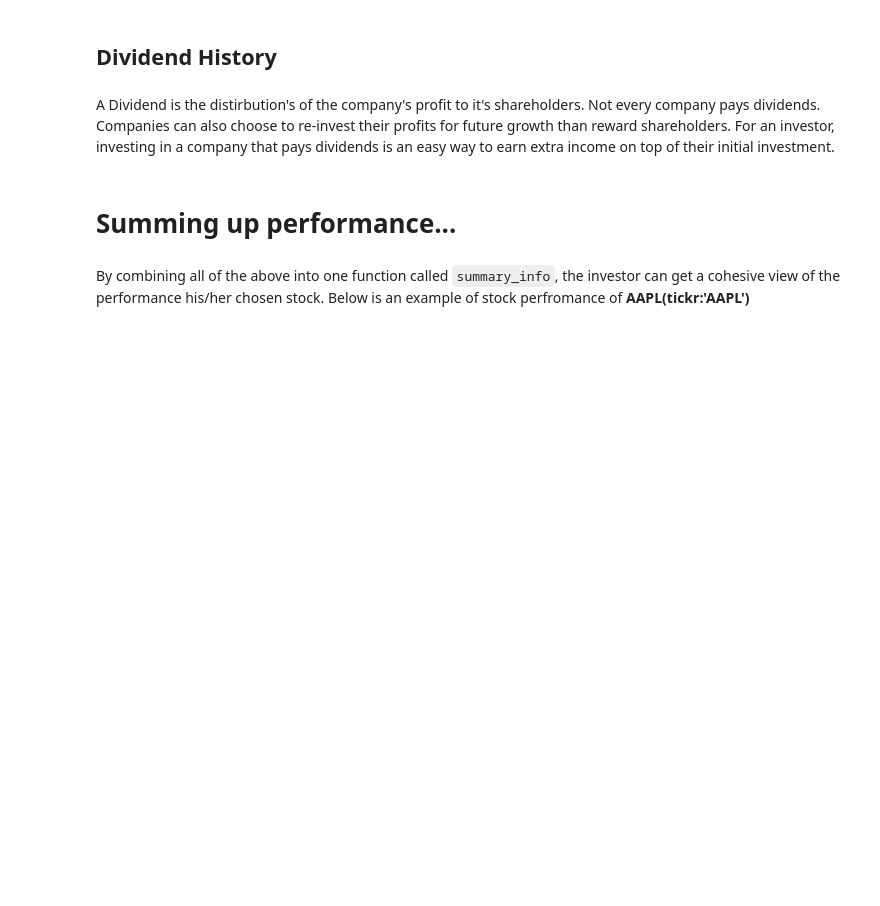
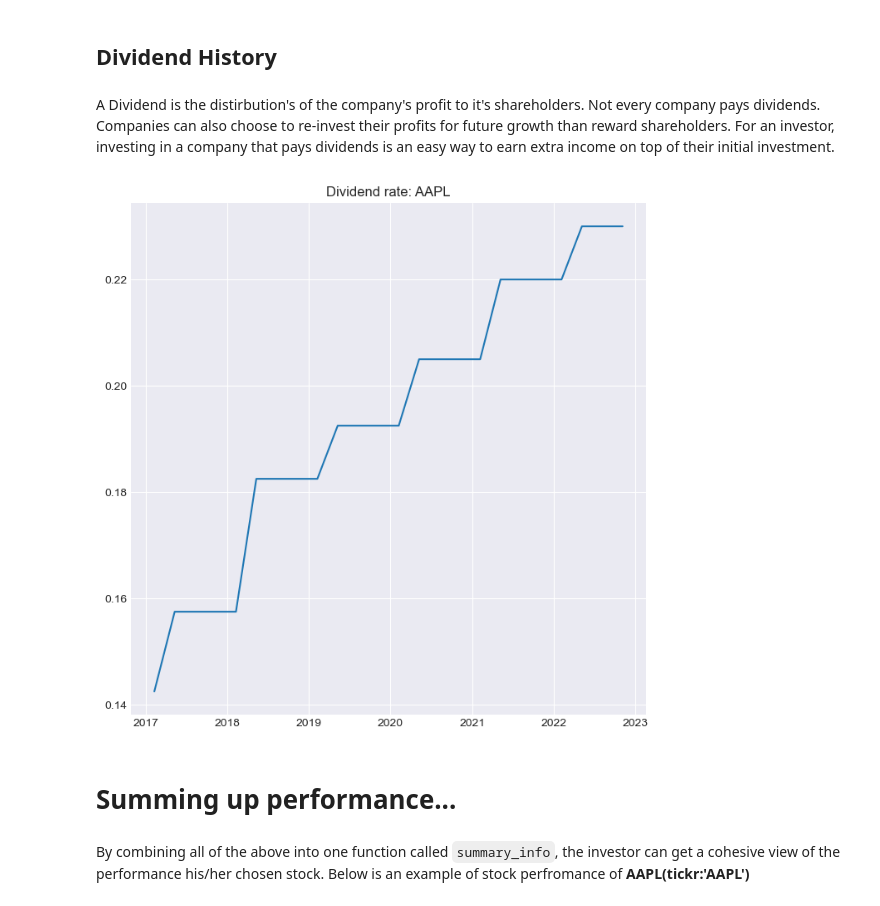
Before and after one commit to rahulakrish/portfolio_builder, a Jupyter notebook: code/notebook.ipynb, the cells around one changed output. Cells and saved outputs as stored; diff of their text form; code cells hidden in the pictures; blank space fills up the shorter version.

```diff
--- a/code/notebook.ipynb
+++ b/code/notebook.ipynb
@@ -155,3 +171,7 @@ def get_pe_ratio(ticker):
     ax.plot(eps_df['PE ratio'],marker = '*', markerfacecolor = 'black')
     ax.set_title(f'Historical PE ratio: {ticker}')
     ax.set_ylabel('PE ratio')
+# %%
+yahoo_financials = YahooFinancials('AAPL')
+m = yahoo_financials.get_financial_stmts('quarterly', 'income')
+m
@@ -157,0 +196,7 @@ def get_pe_ratio(ticker):
+# %%
+#function to get stock data of a company
+start_date = date.today()
+
+latest= yf.download('AAPL',start=start_date)
+latest_price = float(latest['Adj Close'])
+latest_price
@@ -157,0 +206,14 @@ def get_pe_ratio(ticker):
+# %%
+#isolating the dict
+income = m['incomeStatementHistoryQuarterly']['AAPL']
+
+#creating a nested dict from the list of nested dict i.e. removing the list
+income_dict = {}
+for i in income:
+    income_dict.update(i)
+
+# creating a df from the resulting nested dict
+df= pd.DataFrame(income_dict)
+df = df.T
+df.sort_index(ascending=True,inplace=True)
+df
@@ -184,6 +273,10 @@ def get_dividend(ticker):
         fig,ax=plt.subplots(figsize=(8,8))
         ax.plot(df['amount']);
         ax.set_title(f'Dividend rate: {ticker}');
+# %%
+get_dividend('AAPL')
+# %% [output]
+[figure, added]
 # %% [markdown]
 # Summing up performance...
 # %% [markdown]
```
Also changed, not shown: parts of 37 cells of this notebook.
